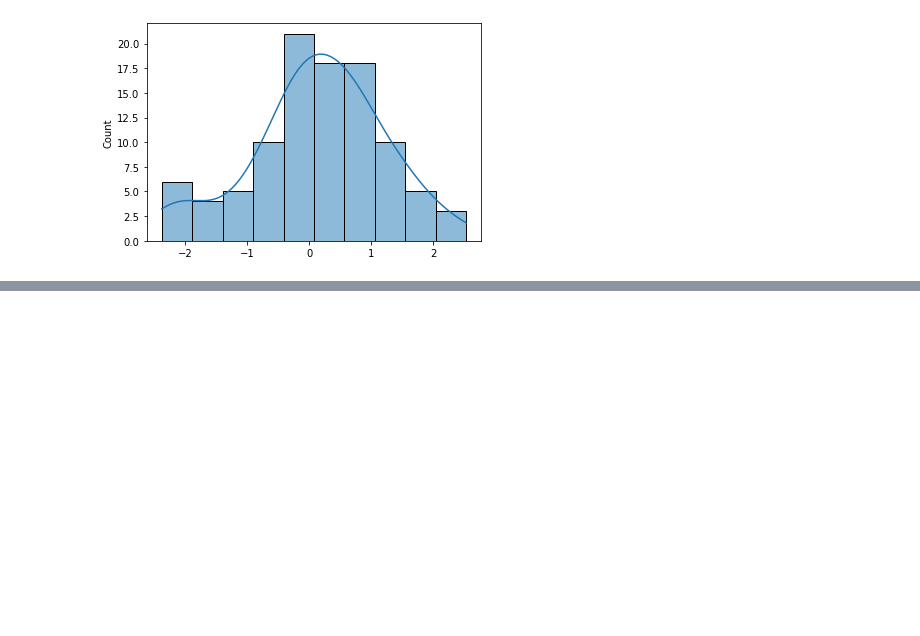
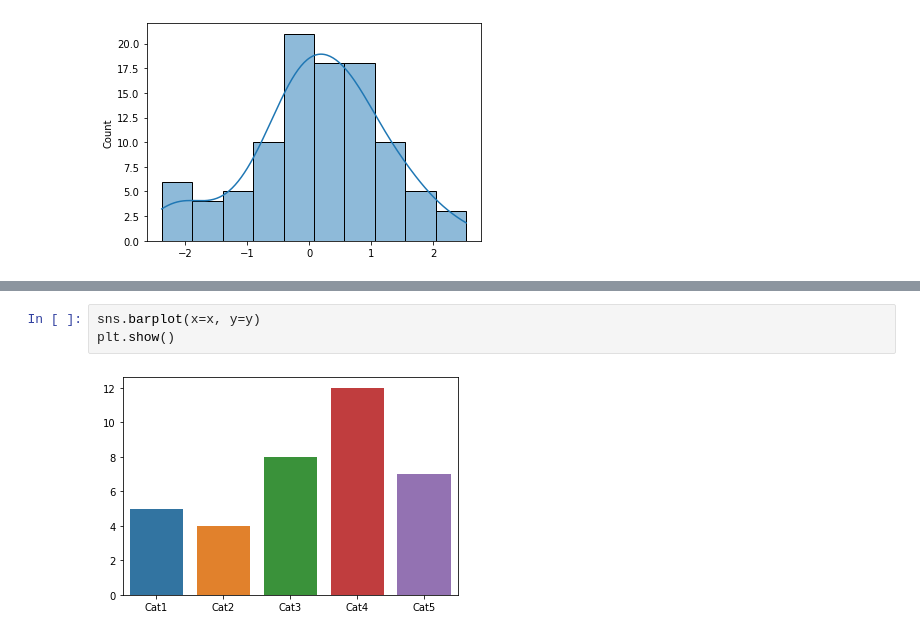
Before and after one commit to binblee/da, a Jupyter notebook: visualization/play.ipynb, the cells around one changed output, grey strips where cells are left out. Saved outputs shown, nothing was run; the diff lists cells and outputs as text; blank space fills up the shorter version.

```diff
--- a/visualization/play.ipynb
+++ b/visualization/play.ipynb
@@ -71,0 +86,5 @@ plt.show()
+# %%
+sns.barplot(x=x, y=y)
+plt.show()
+# %% [output]
+[figure, added]
```
Also changed, not shown: parts of 14 cells of this notebook.
